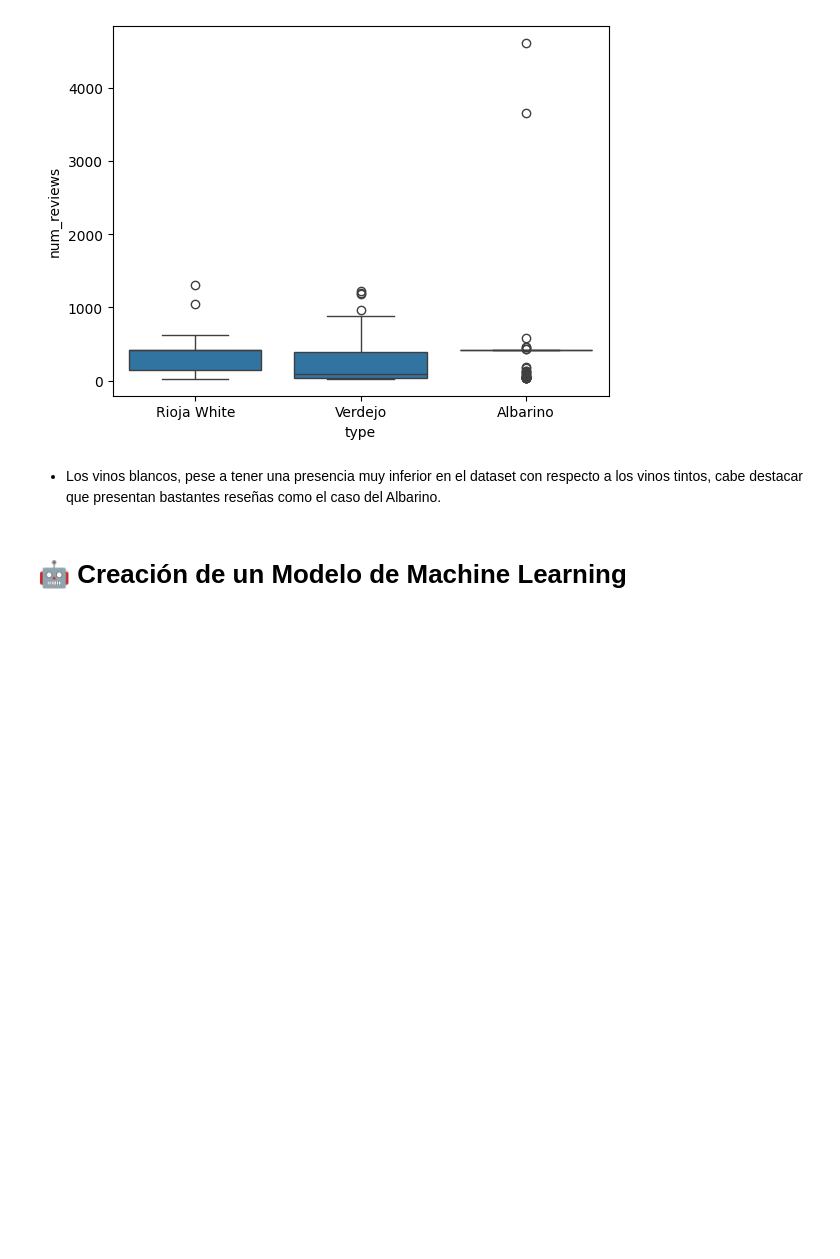
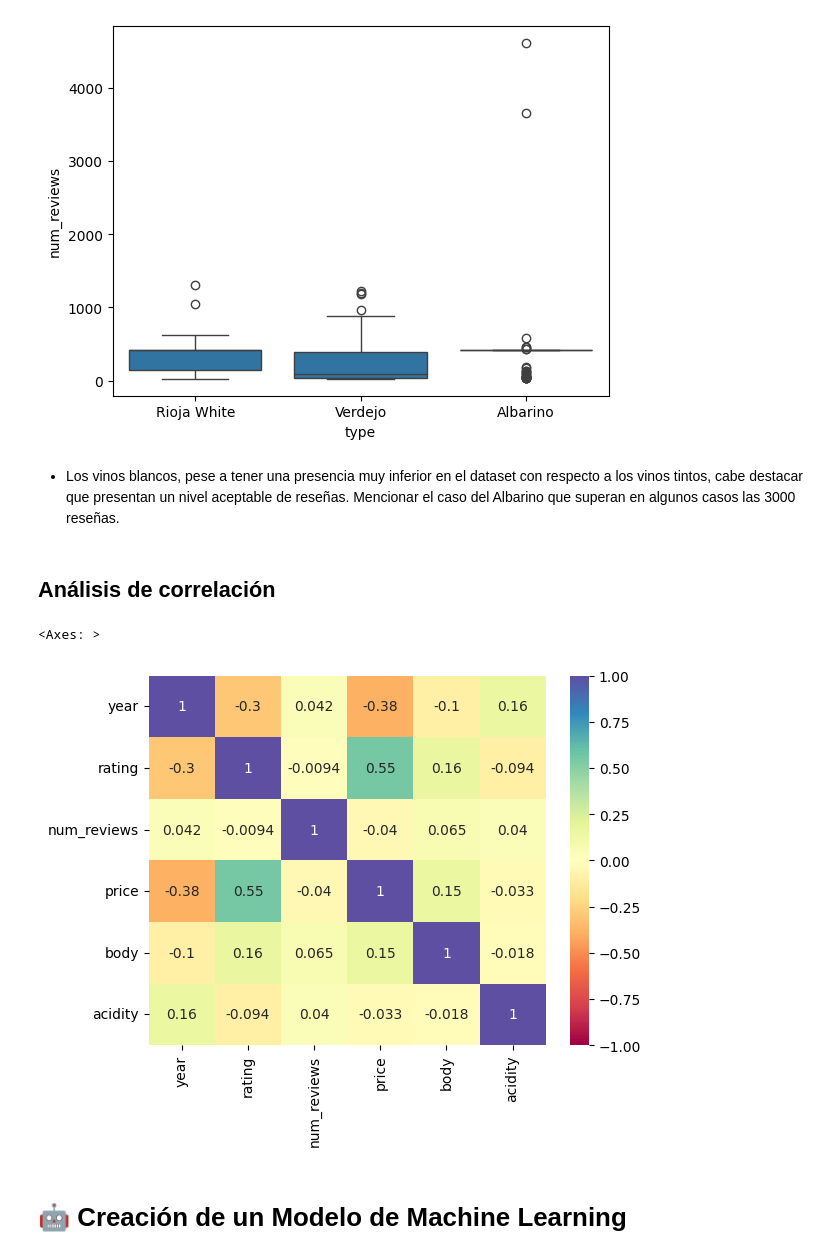
Before and after one commit to jmrodriguez2552/CEDAPY_25_26, a Jupyter notebook: ANALISIS_DATOS_PYTHON/NOTEBOOKS/EJERCICIOS/EJERCICIO_WINES.ipynb, the cells around one changed output. Cells and saved outputs as stored; diff of their text form; code cells hidden in the pictures; blank space fills up the shorter version.

Commit message:
ejercicio vinos continuación

```diff
--- a/ANALISIS_DATOS_PYTHON/NOTEBOOKS/EJERCICIOS/EJERCICIO_WINES.ipynb
+++ b/ANALISIS_DATOS_PYTHON/NOTEBOOKS/EJERCICIOS/EJERCICIO_WINES.ipynb
@@ -306,7 +396,14 @@ sns.boxplot(data=df_wines[filtro], x='type', y='num_reviews')
 <Axes: xlabel='type', ylabel='num_reviews'>
 [figure]
 # %% [markdown]
-+ Los vinos blancos, pese a tener una presencia muy inferior en el dataset con respecto a los vinos tintos, cabe destacar que presentan bastantes reseñas como el caso del Albarino.
++ Los vinos blancos, pese a tener una presencia muy inferior en el dataset con respecto a los vinos tintos, cabe destacar que presentan un nivel aceptable de reseñas. Mencionar el caso del Albarino que superan en algunos casos las 3000 reseñas.
+# %% [markdown]
+## Análisis de correlación
+# %%
+sns.heatmap(df_wines.corr(numeric_only=True), vmin=-1, vmax=1, cmap='Spectral', annot=True)
+# %% [output]
+<Axes: >
+[figure, added]
 # %% [markdown]
 # 🤖 Creación de un Modelo de Machine Learning
 # %% [markdown]
```
Also changed, not shown: parts of 20 cells of this notebook.
